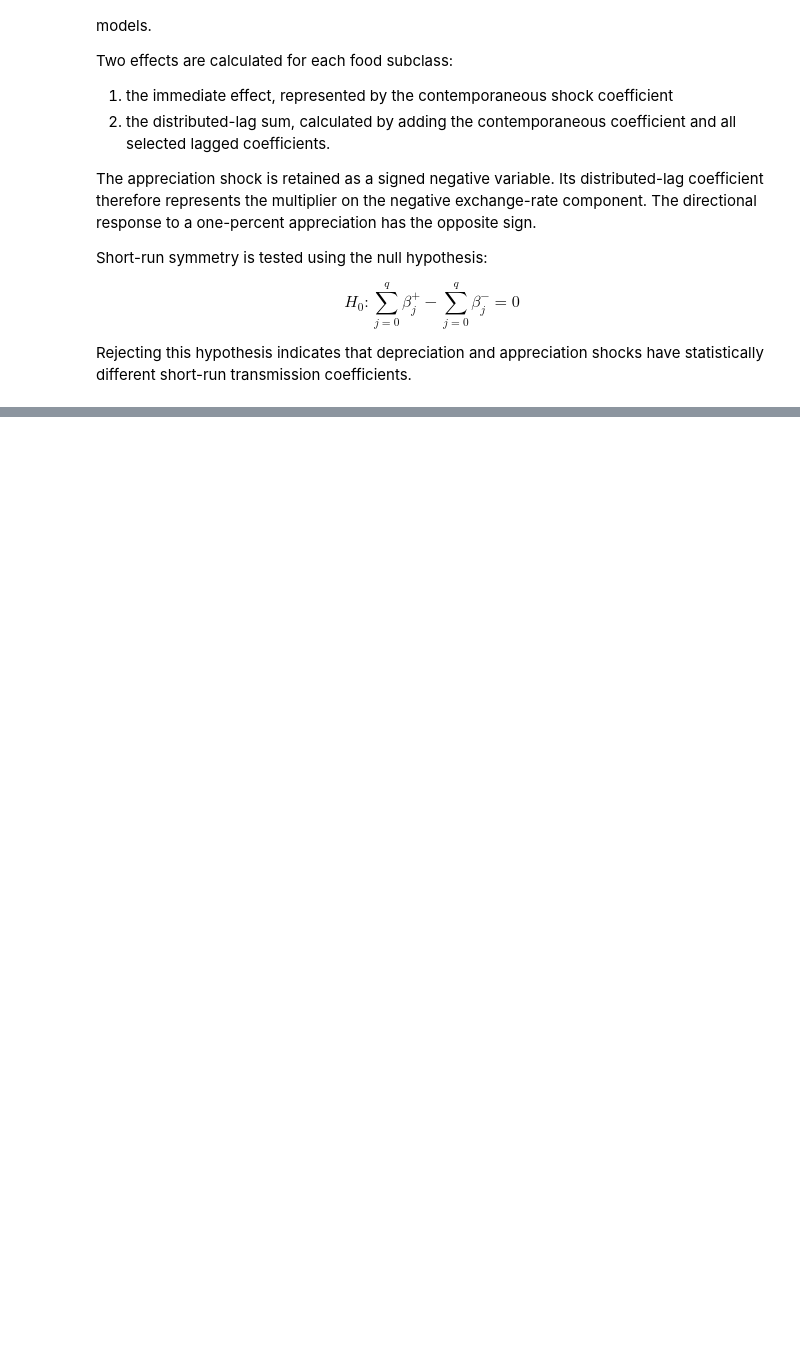
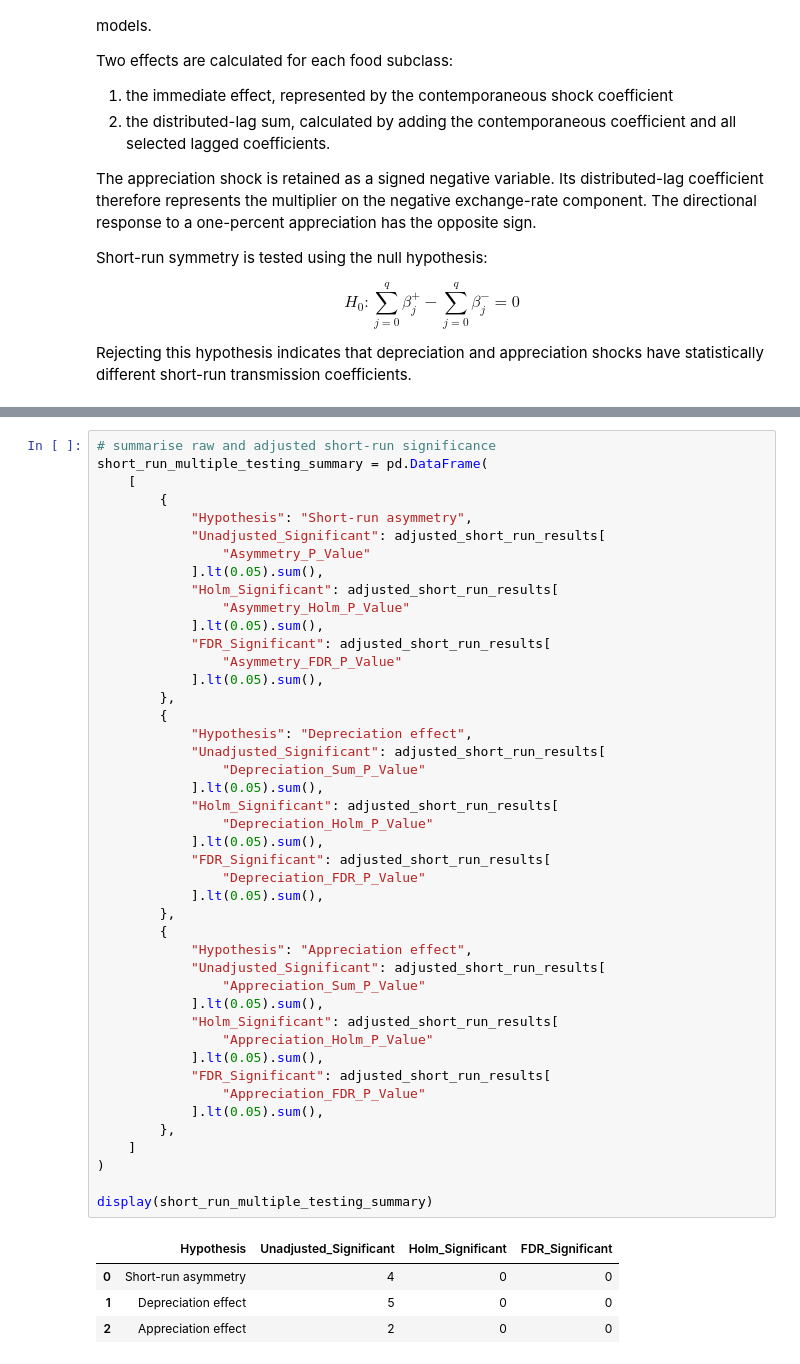
Before and after one commit to MasindiManaga/ERPT_ML_Research, a Jupyter notebook: notebooks/06_Econometric_Modelling.ipynb, the cells around one changed output, grey strips where cells are left out. Drawn from its saved outputs; the diff is of its cells as text; blank space fills up the shorter version.

```diff
--- a/notebooks/06_Econometric_Modelling.ipynb
+++ b/notebooks/06_Econometric_Modelling.ipynb
@@ -3316,0 +3419,49 @@ display(
+# %%
+# summarise raw and adjusted short-run significance
+short_run_multiple_testing_summary = pd.DataFrame(
+    [
+        {
+            "Hypothesis": "Short-run asymmetry",
+            "Unadjusted_Significant": adjusted_short_run_results[
+                "Asymmetry_P_Value"
+            ].lt(0.05).sum(),
+            "Holm_Significant": adjusted_short_run_results[
+                "Asymmetry_Holm_P_Value"
+            ].lt(0.05).sum(),
+            "FDR_Significant": adjusted_short_run_results[
+                "Asymmetry_FDR_P_Value"
+            ].lt(0.05).sum(),
+        },
+        {
+            "Hypothesis": "Depreciation effect",
+            "Unadjusted_Significant": adjusted_short_run_results[
+                "Depreciation_Sum_P_Value"
+            ].lt(0.05).sum(),
+            "Holm_Significant": adjusted_short_run_results[
+                "Depreciation_Holm_P_Value"
+            ].lt(0.05).sum(),
+            "FDR_Significant": adjusted_short_run_results[
+                "Depreciation_FDR_P_Value"
+            ].lt(0.05).sum(),
+        },
+        {
+            "Hypothesis": "Appreciation effect",
+            "Unadjusted_Significant": adjusted_short_run_results[
+                "Appreciation_Sum_P_Value"
+            ].lt(0.05).sum(),
+            "Holm_Significant": adjusted_short_run_results[
+                "Appreciation_Holm_P_Value"
+            ].lt(0.05).sum(),
+            "FDR_Significant": adjusted_short_run_results[
+                "Appreciation_FDR_P_Value"
+            ].lt(0.05).sum(),
+        },
+    ]
+)
+
+display(short_run_multiple_testing_summary)
+# %% [output]
+|  | Hypothesis | Unadjusted_Significant | Holm_Significant | FDR_Significant |
+| 0 | Short-run asymmetry | 4 | 0 | 0 |
+| 1 | Depreciation effect | 5 | 0 | 0 |
+| 2 | Appreciation effect | 2 | 0 | 0 |
```
Also changed, not shown: parts of 9 cells of this notebook.
